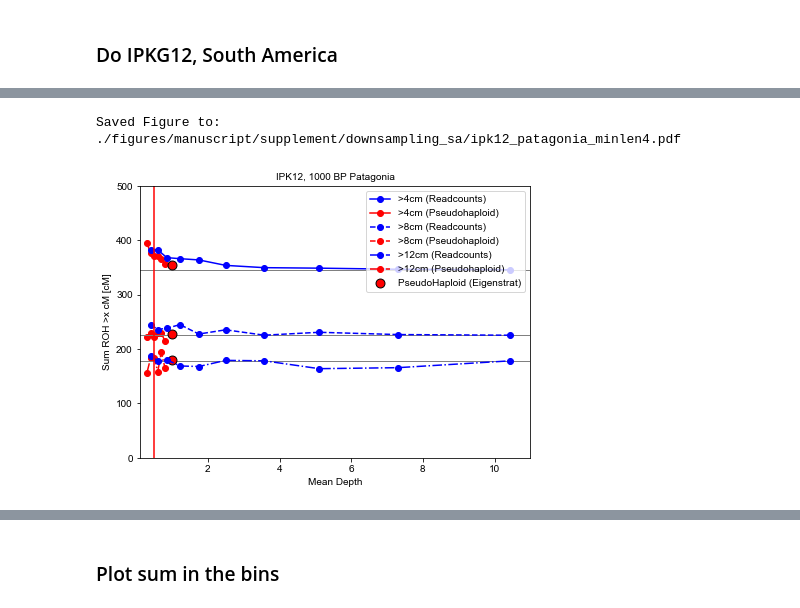
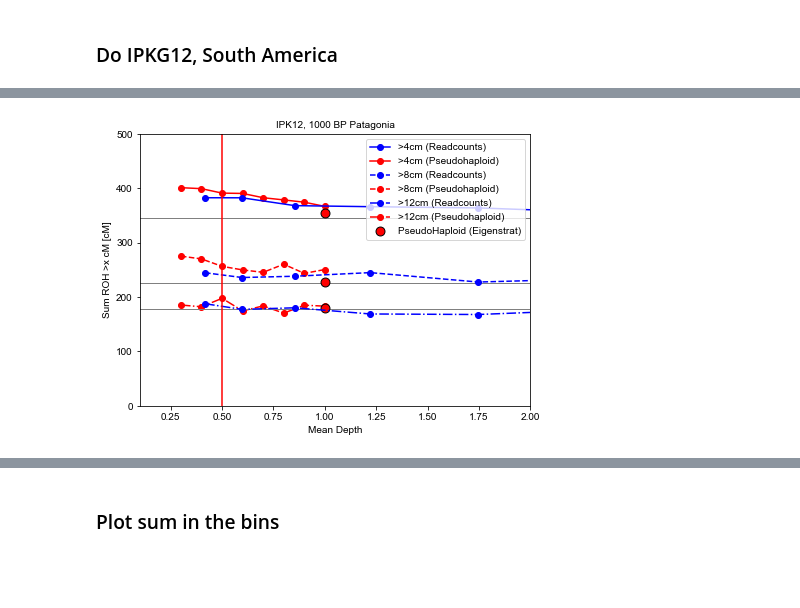
Before and after one commit to hringbauer/hapROH, a Jupyter notebook: Notebooks/Figures/plotDownsamplingAnc.ipynb, the cells around one changed output, grey strips where cells are left out. Saved outputs shown, nothing was run; the diff lists cells and outputs as text; code cells hidden in the pictures; blank space fills up the shorter version.

```diff
--- a/Notebooks/Figures/plotDownsamplingAnc.ipynb
+++ b/Notebooks/Figures/plotDownsamplingAnc.ipynb
@@ -155,17 +155,17 @@ def prepare_sums_in_bins(df, cms=[4,8,12]):
 ### Load Readcount Data
 df_rc = prep_rc_res_df(base_path = "./Empirical/1240k/SA_Readcounts/Downsample_IPK12/", iid = "IPK12",
                        suffix = "_roh_full.csv", down_sampling_covs = np.geomspace(0.04, 1.0, 10), cms = [4, 8, 12],
-                       gap = 0.5, min_len1=2, min_len2=2, tot_cov=10.438989, prefix="IPK12")
+                       gap = 1.0, min_len1=2, min_len2=4, tot_cov=10.438989, prefix="IPK12")
 # %%
 ### Reich Eigenstrat PH
 paths = ["./Empirical/Eigenstrat/Reichall/IPK12.SG_roh_full.csv",]
 cms = [4, 8, 12]
 iids=np.array(["IPK12,"])
-df_ph_reich = create_combined_ROH_df(paths, iids, iids, min_cm=cms, snp_cm=50, gap=0.5, output=False,
-                                     min_len1=2, min_len2=2)
+df_ph_reich = create_combined_ROH_df(paths, iids, iids, min_cm=cms, snp_cm=50, gap=1.0, output=False,
+                                     min_len1=2, min_len2=4)
 # %%
 ### Downsampled PH
-df_ph = prep_rc_res_df(base_path = "./Empirical/1240k/SA_Readcounts/Downsample_IPK12/", iid = "IPK12",
-                       suffix = "_roh_full.csv", down_sampling_covs=np.linspace(0.3, 0.8, 6), cms = [4, 8, 12],
-                       gap = 0.5, min_len1=2, min_len2=2,
-                       tot_cov=1.0, prefix="IPK12")  # Keep in mind the overall folder -> it's not PH bc old run diff
+df_ph = prep_rc_res_df(base_path = "./Empirical/1240k/SA_Readcounts/Downsample_IPK12_phv2/", iid = "IPK12",
+                       suffix = "_roh_full.csv", down_sampling_covs=np.linspace(0.3, 1.0, 8), cms = [4, 8, 12],
+                       gap = 1.0, min_len1=2, min_len2=4,
+                       tot_cov=1.0, prefix="")  # Keep in mind the overall folder -> it's not PH bc old run diff
@@ -172,9 +178,8 @@ df_ph = prep_rc_res_df(base_path = "./Empirical/1240k/SA_Readcounts/Downsample_I
 # %%
 plot_downsample_ind(df_rc, df_ph=df_ph, df_ph_reich=df_ph_reich,
-                    title="IPK12, 1000 BP Patagonia", ylim=[0,500], xlim=[0.1, 11],
+                    title="IPK12, 1000 BP Patagonia", ylim=[0,500], xlim=[0.1, 2],
                     savepath="", hlines=9) # ./figures/manuscript/supplement/downsampling_sa/ipk12_patagonia_minlen4.pdf
 # %% [output]
-Saved Figure to: ./figures/manuscript/supplement/downsampling_sa/ipk12_patagonia_minlen4.pdf
-[figure, old version]
+[figure, new version]
 # %%
 plot_downsample_ind(df_rc, df_ph=df_ph, df_ph_reich=df_ph_reich,
```
Also changed, not shown: parts of 2 cells of this notebook, 9 other files.
